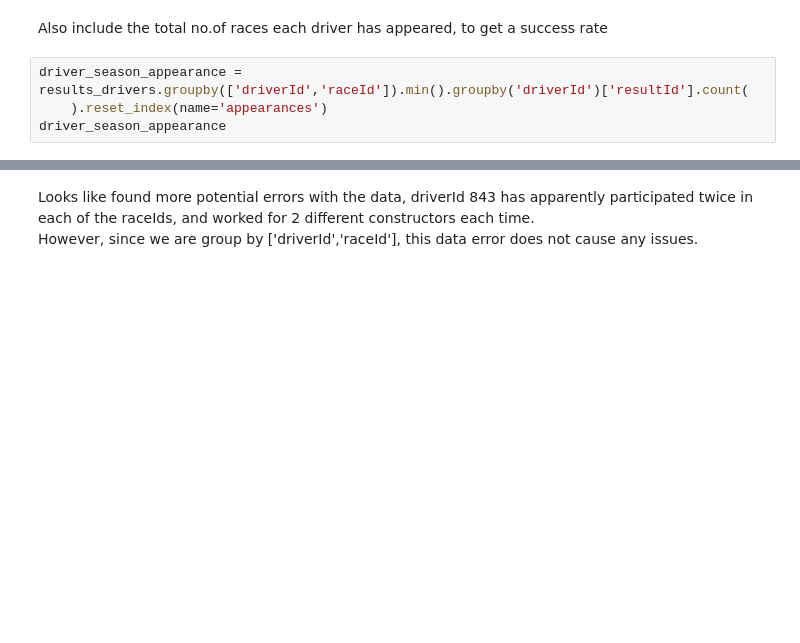
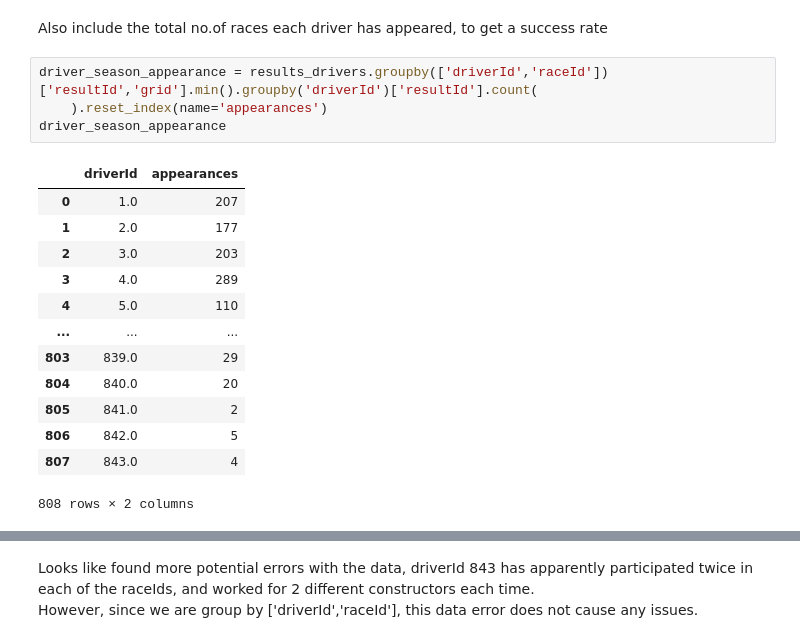
Before and after one commit to yuminghuang23/f1-Data-Analysis, a Jupyter notebook: scripts/Tasks Analysis.ipynb, the cells around one changed output, grey strips where cells are left out. Cells and saved outputs as stored; diff of their text form; blank space fills up the shorter version.

Commit message:
enhancement to task script groupby

```diff
--- a/scripts/Tasks Analysis.ipynb
+++ b/scripts/Tasks Analysis.ipynb
@@ -355,9 +371,23 @@ driver_wins = driver_wins.merge(drivers, on='driverId')
 # %% [markdown]
 Also include the total no.of races each driver has appeared, to get a success rate
 # %%
-driver_season_appearance = results_drivers.groupby(['driverId','raceId']).min().groupby('driverId')['resultId'].count(
+driver_season_appearance = results_drivers.groupby(['driverId','raceId'])['resultId','grid'].min().groupby('driverId')['resultId'].count(
     ).reset_index(name='appearances')
 driver_season_appearance
+# %% [output]
+|  | driverId | appearances |
+| 0 | 1.0 | 207 |
+| 1 | 2.0 | 177 |
+| 2 | 3.0 | 203 |
+| 3 | 4.0 | 289 |
+| 4 | 5.0 | 110 |
+| ... | ... | ... |
+| 803 | 839.0 | 29 |
+| 804 | 840.0 | 20 |
+| 805 | 841.0 | 2 |
+| 806 | 842.0 | 5 |
+| 807 | 843.0 | 4 |
+808 rows × 2 columns
 # %%
 # sanity check on driverId == 843, which has a calculated appearance of 4 times
 results[results['driverId']==841]
```
Also changed, not shown: parts of 23 cells of this notebook.
